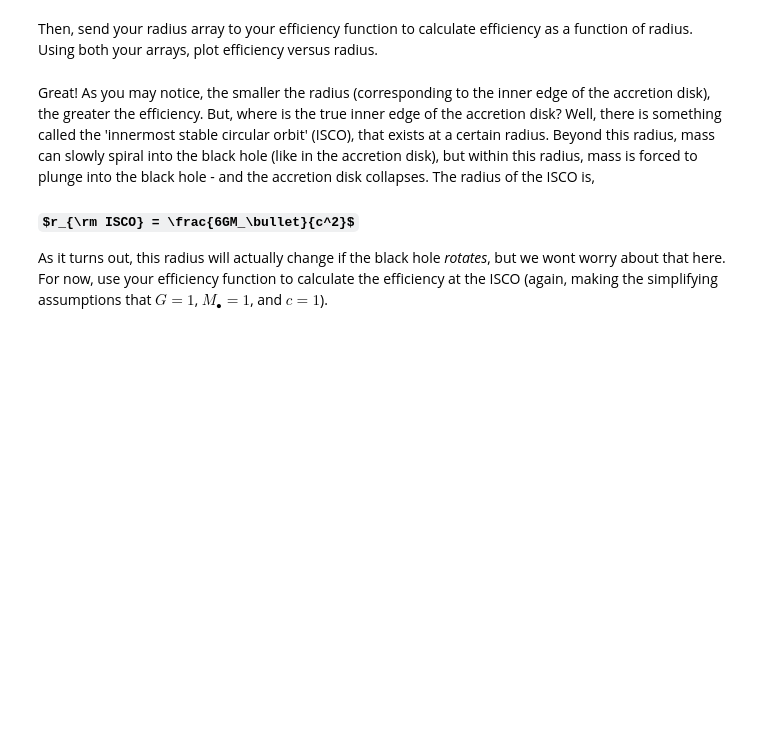
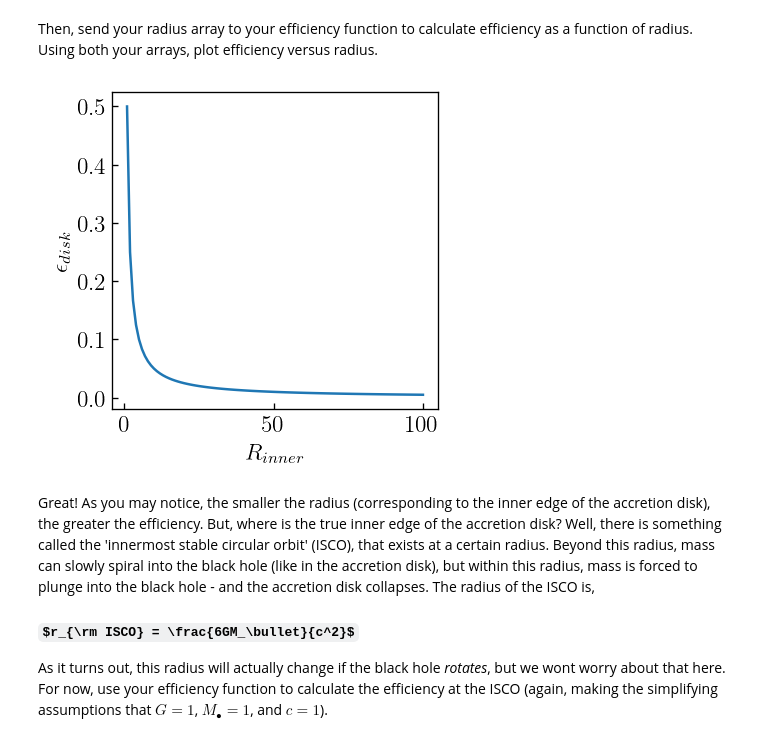
Before and after one commit to CIERA-Northwestern/REACHpy, a Jupyter notebook: Projects/ExtractingEnergyFromBlackHoles/ExtractingEnergyFromBlackHoles.ipynb, the cells around one changed output. Saved outputs shown, nothing was run; the diff lists cells and outputs as text; code cells hidden in the pictures; some formulas as TeX source; blank space fills up the shorter version.

```diff
--- a/Projects/ExtractingEnergyFromBlackHoles/ExtractingEnergyFromBlackHoles.ipynb
+++ b/Projects/ExtractingEnergyFromBlackHoles/ExtractingEnergyFromBlackHoles.ipynb
@@ -32,3 +32,16 @@ But, we assume that the outer edge of the accretion disk, $r_{\rm outer}$, is re
 So the energy emitted depends mainly on the inner edge of the accretion disk, $r_{\rm inner}$! But, we want the *efficiency* at which energy - in the form of light - is extracted from the plasma. Often, this is also called the 'radiative efficiency' and labeled $\eta$. To find this, we just divide $\Delta E_{\rm light}$ by the rest-mass energy of the plasma,
 #### $\epsilon_{\rm disk} = \Delta E_{\rm light}/E_{\rm rest\,mass}$
 In the following cell, using these equations, make a function that calculates $\epsilon_{\rm disk}$ as a function only of the radius of the inner edge of the accretion disk. For simplicity, assume $G=1$, $M_\bullet=1$, and $c=1$. If you call your function with a radius of $10.$, then it should return an efficiency of $0.05$.
+# %%
+def efficiency_disk(r_inner):
+    G = 1
+    M = 1
+    m_plasma = 1
+    c = 1
+
+    dE_light = G*M*m_plasma / (2*r_inner)
+    E_restmass = m_plasma * c**2
+
+    return dE_light / E_restmass
+
+print(efficiency_disk(10.))
@@ -41,14 +56,28 @@ import numpy as np
 np.linspace?
 # %% [markdown]
 Next, use np.linspace to make a radius array that is evenly spaced from 1 to 100, with 100 total intervals.
+# %%
+r_inner = np.linspace(1.,100.,100)
 # %% [markdown]
 Then, send your radius array to your efficiency function to calculate efficiency as a function of radius. Using both your arrays, plot efficiency versus radius.
 # %%
 ## First, import matplotlib.pyplot library as 'plt' so we can plot things
 import matplotlib.pyplot as plt
 %matplotlib inline
 
 ## Then calculate efficiency and plot it
+e_disk = efficiency_disk(r_inner)
+
+fig, ax = plt.subplots(nrows=1, ncols=1, figsize=(3.5,3.5), dpi=120)
+
+ax.plot(r_inner, e_disk)
+
+ax.set_xlabel("$R_{inner}$", fontsize=14)
+ax.set_ylabel("$\epsilon_{disk}$", fontsize=14)
+
+ax.tick_params("both", labelsize=14)
+# %% [output]
+[figure, added]
 # %% [markdown]
 Great! As you may notice, the smaller the radius (corresponding to the inner edge of the accretion disk), the greater the efficiency. But, where is the true inner edge of the accretion disk? Well, there is something called the 'innermost stable circular orbit' (ISCO), that exists at a certain radius. Beyond this radius, mass can slowly spiral into the black hole (like in the accretion disk), but within this radius, mass is forced to plunge into the black hole - and the accretion disk collapses. The radius of the ISCO is,
 #### $r_{\rm ISCO} = \frac{6GM_\bullet}{c^2}$
```
Also changed, not shown: parts of 36 cells of this notebook.
